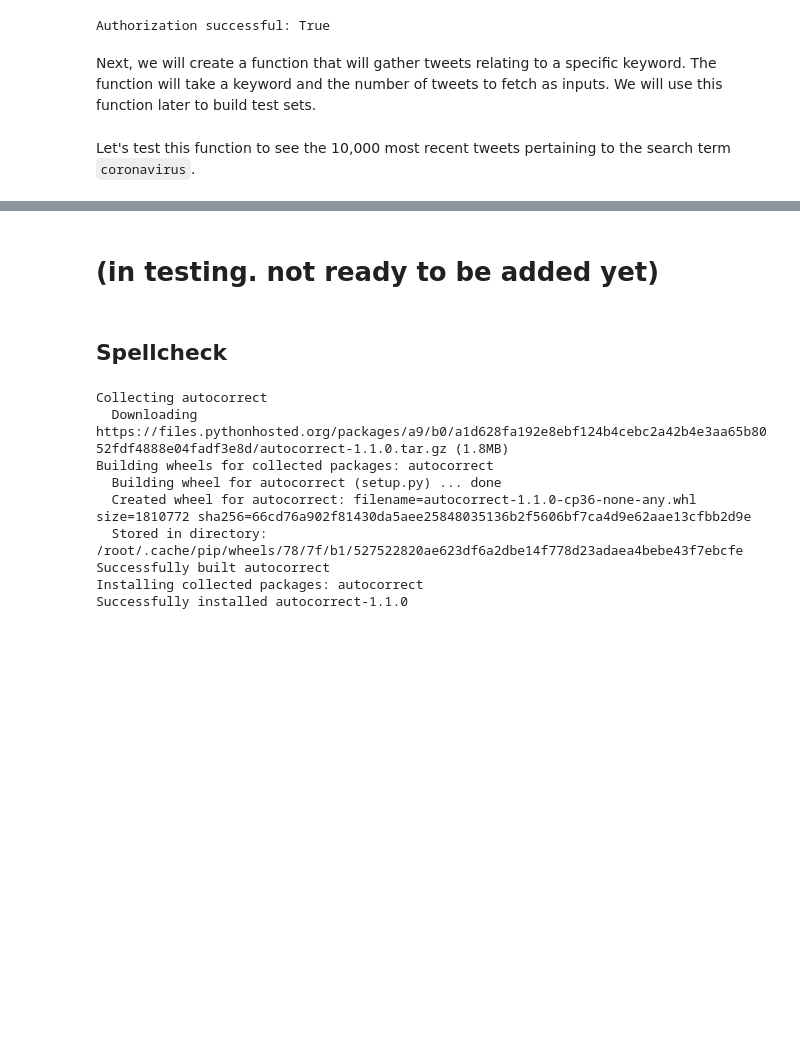
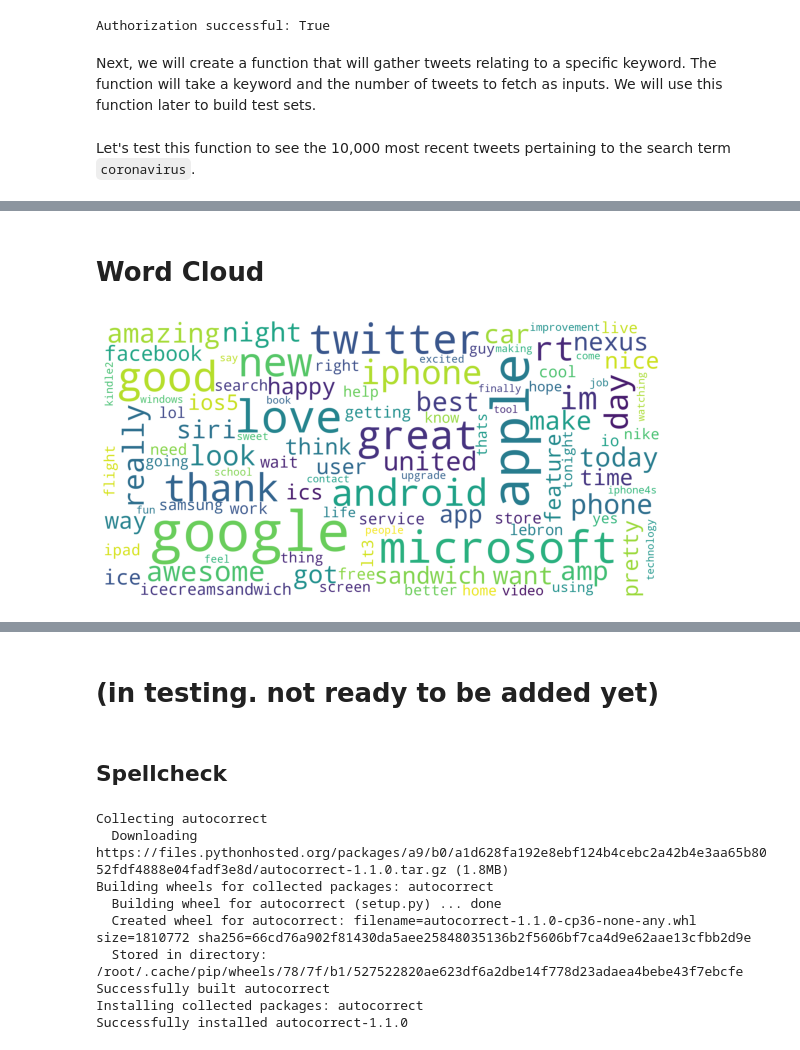
Before and after one commit to DesiPilla/twitter-sentiment-analysis, a Jupyter notebook: Twitter_Sentiment_Analysis.ipynb, the cells around one changed output, grey strips where cells are left out. Saved outputs shown, nothing was run; the diff lists cells and outputs as text; code cells hidden in the pictures; blank space fills up the shorter version.

Commit message:
added word cloud functionality

```diff
--- a/Twitter_Sentiment_Analysis.ipynb
+++ b/Twitter_Sentiment_Analysis.ipynb
@@ -179,6 +185,37 @@ class ClfSwitcher(BaseEstimator):
 
     def score(self, X, y):
         return self.estimator.score(X, y)
+
+def word_cloud(tweets, labels=None, sentiment=None, showfig=True, mask=None):
+    sent_dict = {'negative':0,
+                 'neutral':2,
+                 'positive':4}
+
+    # Get desired tweets
+    if sentiment:
+        tweets = tweets[labels == sent_dict[sentiment]]
+
+    # Get vocabulary of tweets
+    vocabulary = model.grid.best_estimator_.named_steps['bow'].fit(tweets).get_feature_names()
+    vocabulary = ' '.join(vocabulary)
+
+    # Create Word Cloud
+    word_cloud = WordCloud(width=2000,
+                           height=1000,
+                           max_font_size=200,
+                           background_color="white",
+                           max_words=100,
+                           mask=mask,
+                           contour_width=1,
+                           stopwords=STOPWORDS.add('https'))
+    word_cloud.generate(vocabulary)
+
+    # Plot the Word Cloud
+    fig = plt.figure(figsize=(10,10))
+    plt.imshow(word_cloud, interpolation="hermite")
+    plt.axis("off")
+    if showfig: fig.show()
+    return fig
 # %% [markdown]
 # Get Training Data
 
@@ -848,0 +886,6 @@ print('\n(scale from 0 - 1) Aggregated sentiment score:', model1.predict(testTwe
+# %% [markdown]
+# Word Cloud
+# %%
+fig = word_cloud(X_train, y_train, 'positive')
+# %% [output]
+[figure, added]
```
Also changed, not shown: parts of 15 cells of this notebook.
